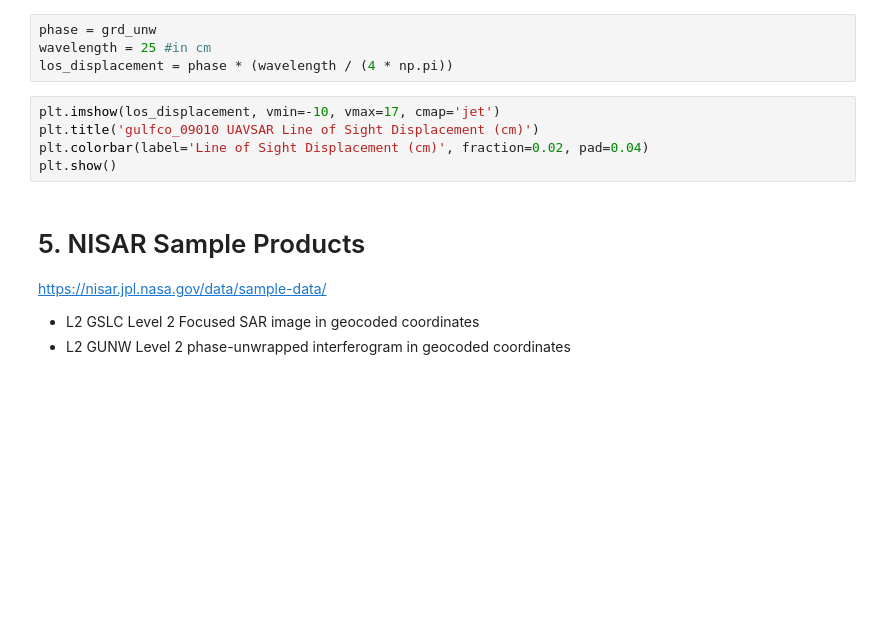
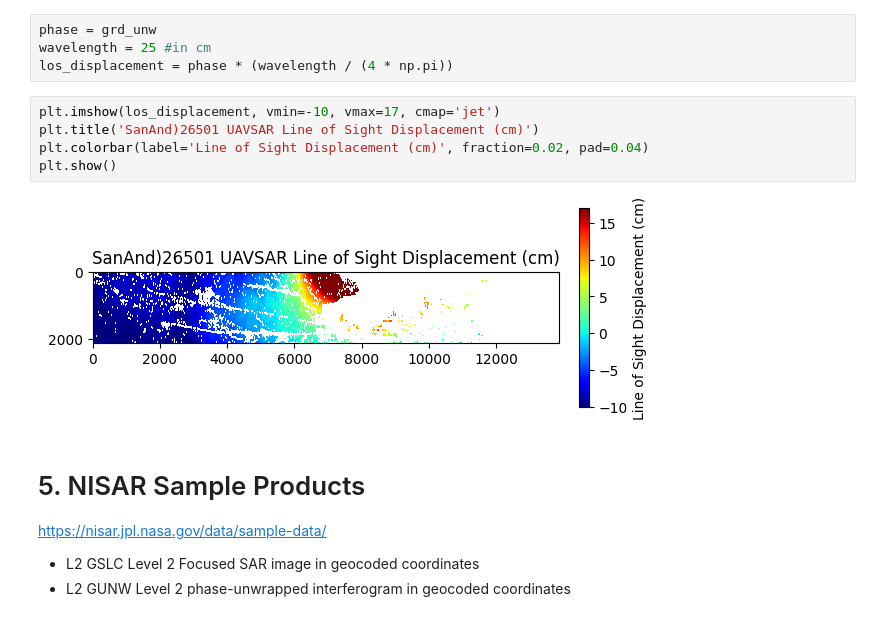
Before and after one commit to anniepeacock/DANSAR, a Jupyter notebook: nisar/Subsidence_NISAR.ipynb, the cells around one changed output. Drawn from its saved outputs; the diff is of its cells as text; blank space fills up the shorter version.

```diff
--- a/nisar/Subsidence_NISAR.ipynb
+++ b/nisar/Subsidence_NISAR.ipynb
@@ -440,9 +464,11 @@ wavelength = 25 #in cm
 los_displacement = phase * (wavelength / (4 * np.pi))
 # %%
 plt.imshow(los_displacement, vmin=-10, vmax=17, cmap='jet')
-plt.title('gulfco_09010 UAVSAR Line of Sight Displacement (cm)')
+plt.title('SanAnd)26501 UAVSAR Line of Sight Displacement (cm)')
 plt.colorbar(label='Line of Sight Displacement (cm)', fraction=0.02, pad=0.04)
 plt.show()
+# %% [output]
+[figure, added]
 # %% [markdown]
 # 5. NISAR Sample Products
 https://nisar.jpl.nasa.gov/data/sample-data/
```
Also changed, not shown: parts of 16 cells of this notebook.
